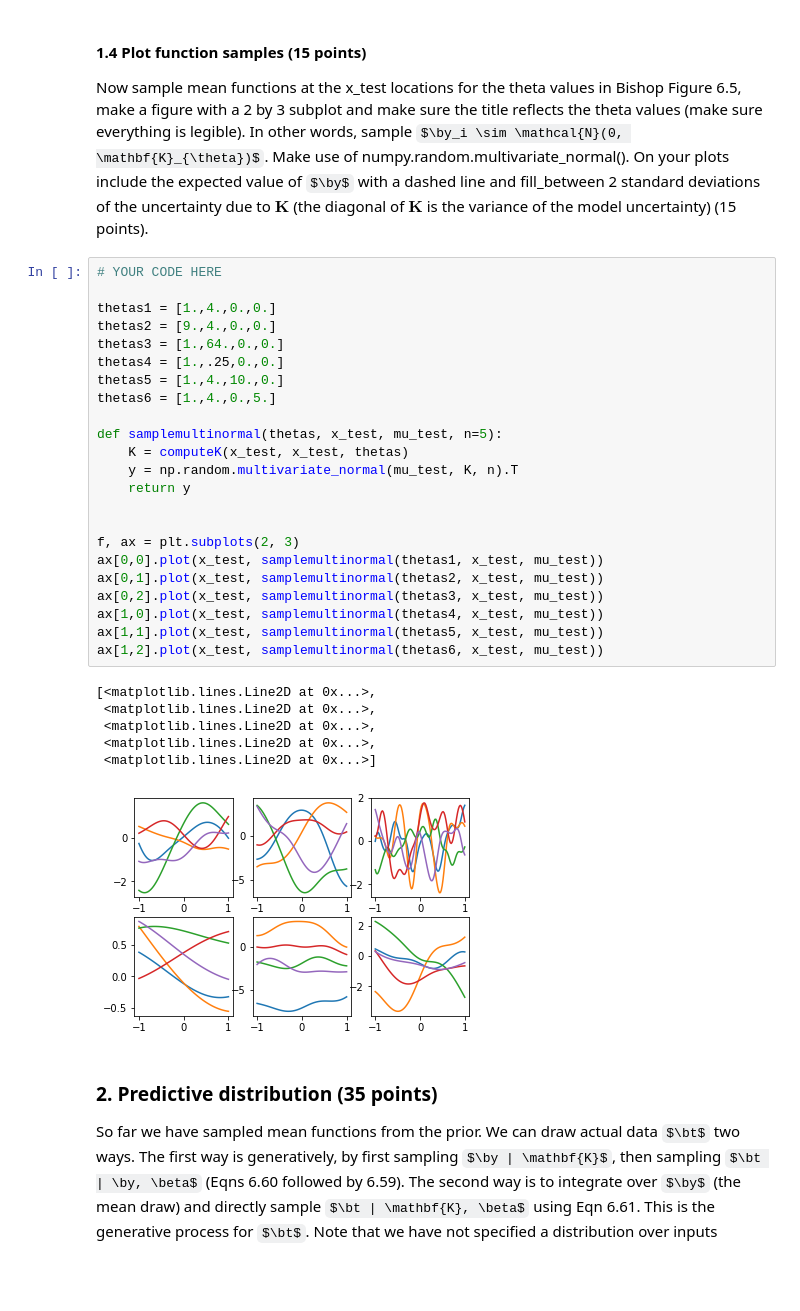
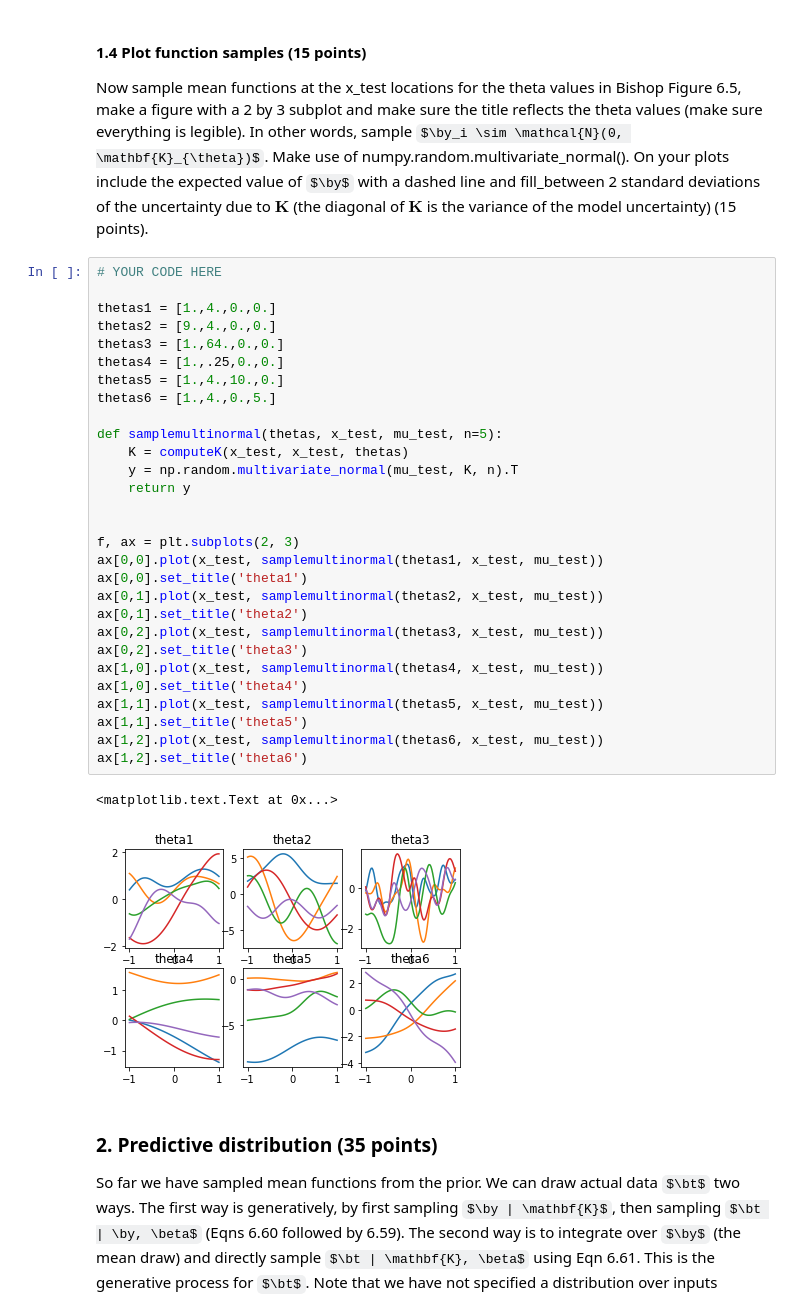
Before and after one commit to 3lLobo/MachineLearningLab3, a Jupyter notebook: lab3.ipynb, the cells around one changed output. Cells and saved outputs as stored; diff of their text form; some formulas as TeX source; blank space fills up the shorter version.

```diff
--- a/lab3.ipynb
+++ b/lab3.ipynb
@@ -192,33 +190,35 @@ Now sample mean functions at the x_test locations for the theta values in Bishop
 # %%
 # YOUR CODE HERE
 
 thetas1 = [1.,4.,0.,0.]
 thetas2 = [9.,4.,0.,0.]
 thetas3 = [1.,64.,0.,0.]
 thetas4 = [1.,.25,0.,0.]
 thetas5 = [1.,4.,10.,0.]
 thetas6 = [1.,4.,0.,5.]
 
 def samplemultinormal(thetas, x_test, mu_test, n=5):
     K = computeK(x_test, x_test, thetas)
     y = np.random.multivariate_normal(mu_test, K, n).T
     return y
 
 
 f, ax = plt.subplots(2, 3)
 ax[0,0].plot(x_test, samplemultinormal(thetas1, x_test, mu_test))
+ax[0,0].set_title('theta1')
 ax[0,1].plot(x_test, samplemultinormal(thetas2, x_test, mu_test))
+ax[0,1].set_title('theta2')
 ax[0,2].plot(x_test, samplemultinormal(thetas3, x_test, mu_test))
+ax[0,2].set_title('theta3')
 ax[1,0].plot(x_test, samplemultinormal(thetas4, x_test, mu_test))
+ax[1,0].set_title('theta4')
 ax[1,1].plot(x_test, samplemultinormal(thetas5, x_test, mu_test))
+ax[1,1].set_title('theta5')
 ax[1,2].plot(x_test, samplemultinormal(thetas6, x_test, mu_test))
+ax[1,2].set_title('theta6')
 # %% [output]
-[<matplotlib.lines.Line2D at 0x...>,
- <matplotlib.lines.Line2D at 0x...>,
- <matplotlib.lines.Line2D at 0x...>,
- <matplotlib.lines.Line2D at 0x...>,
- <matplotlib.lines.Line2D at 0x...>]
+<matplotlib.text.Text at 0x...>
-[figure, old version]
+[figure, new version]
 # %% [markdown]
 ### 2. Predictive distribution (35 points)
 So far we have sampled mean functions from the prior.  We can draw actual data $\bt$ two ways.  The first way is generatively, by first sampling $\by | \mathbf{K}$, then sampling $\bt | \by, \beta$ (Eqns 6.60 followed by 6.59).  The second way is to integrate over $\by$ (the mean draw) and directly sample $\bt | \mathbf{K}, \beta$ using Eqn 6.61.    This is the generative process for $\bt$.  Note that we have not specified a distribution over inputs $\bx$;  this is because Gaussian processes are conditional models.  Because of this we are free to generate locations $\bx$ when playing around with the GP; obviously a dataset will give us input-output pairs.
```
Also changed, not shown: parts of 12 cells of this notebook.
